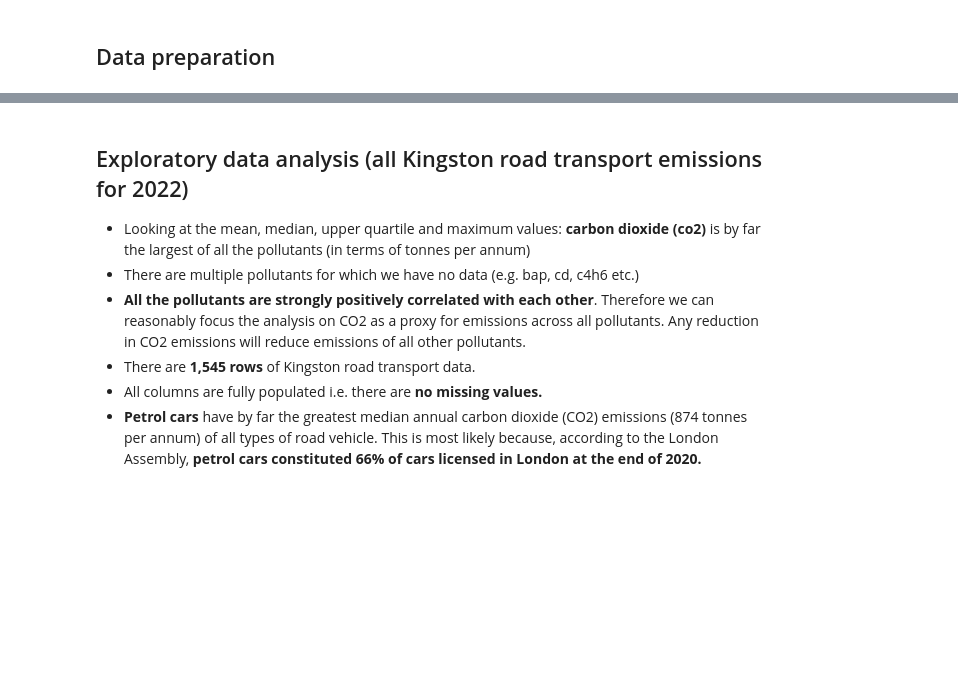
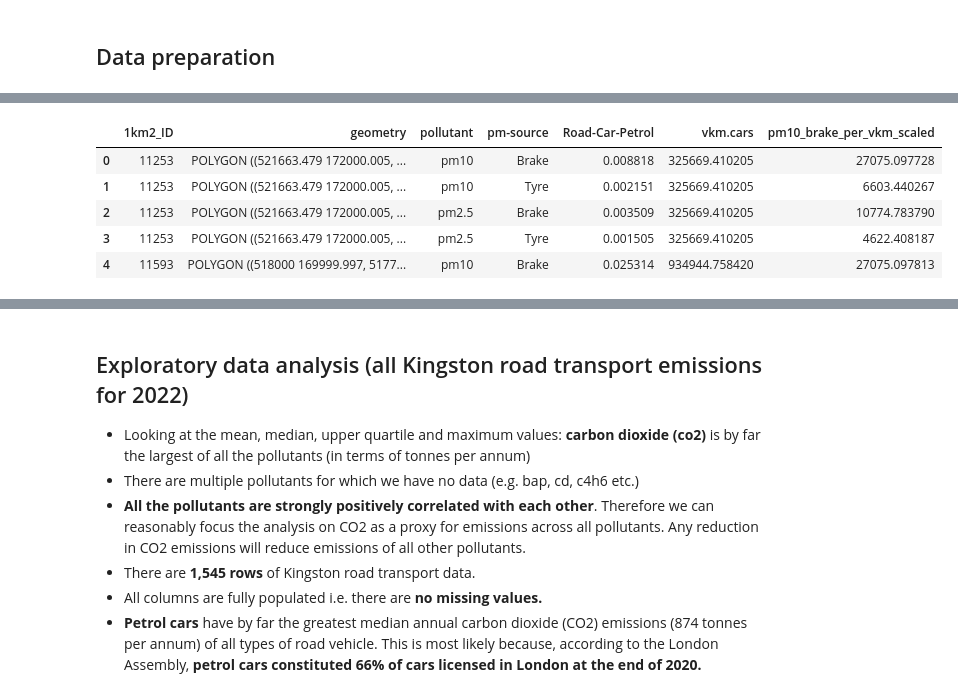
Before and after one commit to andrewsivanesan/London-air-quality, a Jupyter notebook: LondonAirQualityAnalysis.ipynb, the cells around one changed output, grey strips where cells are left out. Cells and saved outputs as stored; diff of their text form; code cells hidden in the pictures; blank space fills up the shorter version.

```diff
--- a/LondonAirQualityAnalysis.ipynb
+++ b/LondonAirQualityAnalysis.ipynb
@@ -51,0 +62,7 @@ fname_roadflows = "LAEI2022-minor-roads-flows-and-speeds.xlsx"
+# %%
+cond = (flows["year"] == 2022) & (flows["borough"] == "Kingston")
+cols = ["grid.id.1km2", "vkm.cars"]
+
+kingston_car_flows = flows[cond][cols]
+
+kingston_car_flows.head()
@@ -51,0 +89,19 @@ fname_roadflows = "LAEI2022-minor-roads-flows-and-speeds.xlsx"
+# %%
+# columns to select
+cols = ["1km2_ID", "geometry", "pollutant", "pm-source", "Road-Car-Petrol", "vkm.cars"]
+
+# right join is used instead of left join to ensure that the output is a GeoDataFrame rather than a Pandas DataFrame.
+# This is necessary for plotting a choropleth map in Folium in the next step.
+kingston_petrol_cars_grid = (grid_boundaries.merge(kingston_petrol_cars, how="right", left_on="1km2_ID", right_on="grid.id.1km2")
+                                            .merge(kingston_car_flows, how="right", left_on="1km2_ID", right_on="grid.id.1km2")[cols])
+
+kingston_petrol_cars_grid["pm10_brake_per_vkm_scaled"] = 1000000000000 * (kingston_petrol_cars_grid["Road-Car-Petrol"] / kingston_petrol_cars_grid["vkm.cars"])
+
+kingston_petrol_cars_grid.head()
+# %% [output]
+|  | 1km2_ID | geometry | pollutant | pm-source | Road-Car-Petrol | vkm.cars | pm10_brake_per_vkm_scaled |
+| 0 | 11253 | POLYGON ((521663.479 172000.005, ... | pm10 | Brake | 0.008818 | 325669.410205 | 27075.097728 |
+| 1 | 11253 | POLYGON ((521663.479 172000.005, ... | pm10 | Tyre | 0.002151 | 325669.410205 | 6603.440267 |
+| 2 | 11253 | POLYGON ((521663.479 172000.005, ... | pm2.5 | Brake | 0.003509 | 325669.410205 | 10774.783790 |
+| 3 | 11253 | POLYGON ((521663.479 172000.005, ... | pm2.5 | Tyre | 0.001505 | 325669.410205 | 4622.408187 |
+| 4 | 11593 | POLYGON ((518000 169999.997, 5177... | pm10 | Brake | 0.025314 | 934944.758420 | 27075.097813 |
```
Also changed, not shown: parts of 17 cells of this notebook.
